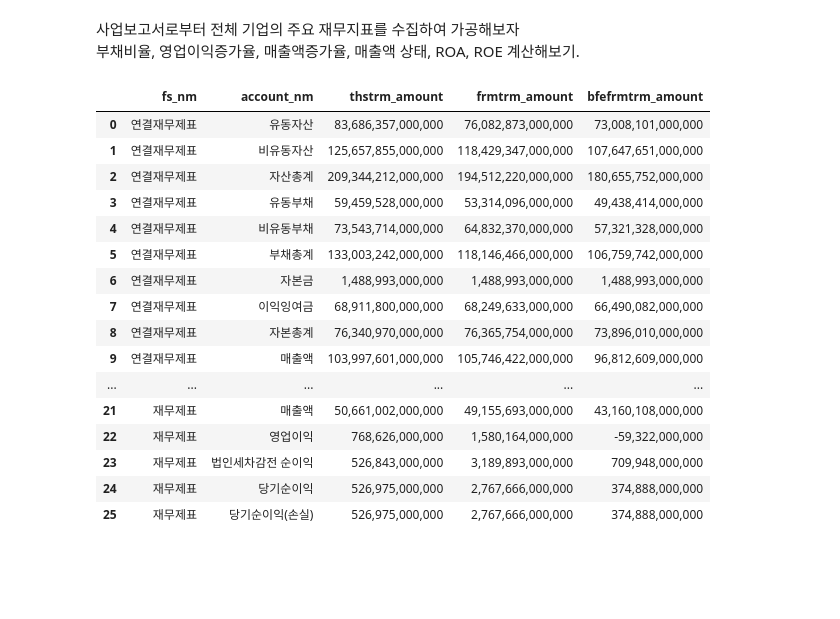
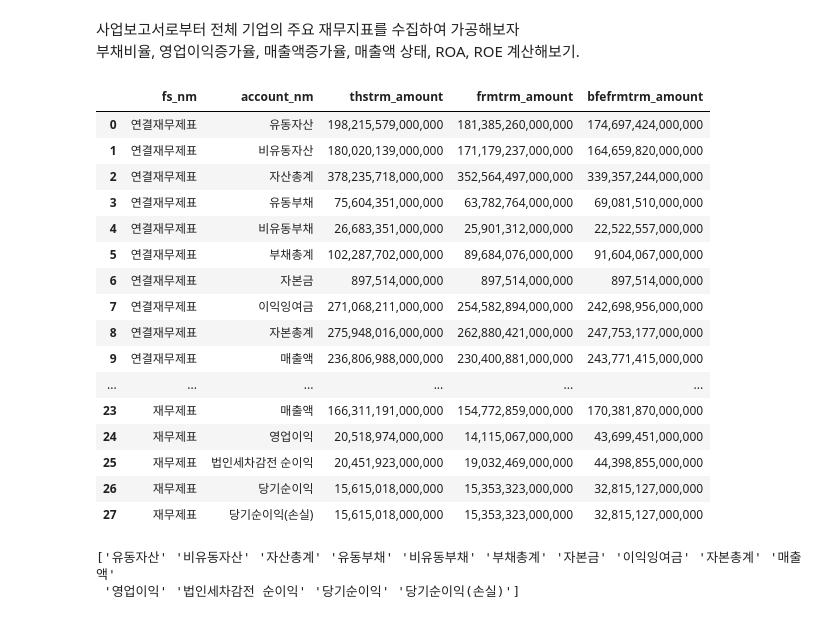
Before and after one commit to cho16147/quant-new-moon, a Jupyter notebook: Ch06-API/20250326-Ch06.5-project-financial_metrics_pipeline.ipynb, the cells around one changed output. Saved outputs shown, nothing was run; the diff lists cells and outputs as text; code cells hidden in the pictures; blank space fills up the shorter version.

```diff
--- a/Ch06-API/20250326-Ch06.5-project-financial_metrics_pipeline.ipynb
+++ b/Ch06-API/20250326-Ch06.5-project-financial_metrics_pipeline.ipynb
@@ -12,32 +12,33 @@ dart = OpenDartReader(api)
 # %%
 import pandas as pd
 
 base_dir = os.path.dirname(os.getcwd())
 file_path = os.path.join(base_dir, "data", "종목정보.txt")
 
 stock_list = pd.read_csv(file_path, encoding = "euc-kr", sep = "\t",
-                         usecols=["Name", "Symbol"], dtype=str)
-report = dart.finstate("005380", 2020)
+                         usecols=["Name", "Symbol", "Market"], dtype=str)
+
+report = dart.finstate("삼성전자", 2020)
 display(report[["fs_nm", "account_nm", "thstrm_amount", "frmtrm_amount", "bfefrmtrm_amount"]])
 # this term(당기), former term(전기), before former term(전전기)
 # %% [output]
 |  | fs_nm | account_nm | thstrm_amount | frmtrm_amount | bfefrmtrm_amount |
-| 0 | 연결재무제표 | 유동자산 | 83,686,357,000,000 | 76,082,873,000,000 | 73,008,101,000,000 |
-| 1 | 연결재무제표 | 비유동자산 | 125,657,855,000,000 | 118,429,347,000,000 | 107,647,651,000,000 |
-| 2 | 연결재무제표 | 자산총계 | 209,344,212,000,000 | 194,512,220,000,000 | 180,655,752,000,000 |
-| 3 | 연결재무제표 | 유동부채 | 59,459,528,000,000 | 53,314,096,000,000 | 49,438,414,000,000 |
-| 4 | 연결재무제표 | 비유동부채 | 73,543,714,000,000 | 64,832,370,000,000 | 57,321,328,000,000 |
-| 5 | 연결재무제표 | 부채총계 | 133,003,242,000,000 | 118,146,466,000,000 | 106,759,742,000,000 |
-| 6 | 연결재무제표 | 자본금 | 1,488,993,000,000 | 1,488,993,000,000 | 1,488,993,000,000 |
-| 7 | 연결재무제표 | 이익잉여금 | 68,911,800,000,000 | 68,249,633,000,000 | 66,490,082,000,000 |
-| 8 | 연결재무제표 | 자본총계 | 76,340,970,000,000 | 76,365,754,000,000 | 73,896,010,000,000 |
-| 9 | 연결재무제표 | 매출액 | 103,997,601,000,000 | 105,746,422,000,000 | 96,812,609,000,000 |
+| 0 | 연결재무제표 | 유동자산 | 198,215,579,000,000 | 181,385,260,000,000 | 174,697,424,000,000 |
+| 1 | 연결재무제표 | 비유동자산 | 180,020,139,000,000 | 171,179,237,000,000 | 164,659,820,000,000 |
+| 2 | 연결재무제표 | 자산총계 | 378,235,718,000,000 | 352,564,497,000,000 | 339,357,244,000,000 |
+| 3 | 연결재무제표 | 유동부채 | 75,604,351,000,000 | 63,782,764,000,000 | 69,081,510,000,000 |
+| 4 | 연결재무제표 | 비유동부채 | 26,683,351,000,000 | 25,901,312,000,000 | 22,522,557,000,000 |
+| 5 | 연결재무제표 | 부채총계 | 102,287,702,000,000 | 89,684,076,000,000 | 91,604,067,000,000 |
+| 6 | 연결재무제표 | 자본금 | 897,514,000,000 | 897,514,000,000 | 897,514,000,000 |
+| 7 | 연결재무제표 | 이익잉여금 | 271,068,211,000,000 | 254,582,894,000,000 | 242,698,956,000,000 |
+| 8 | 연결재무제표 | 자본총계 | 275,948,016,000,000 | 262,880,421,000,000 | 247,753,177,000,000 |
+| 9 | 연결재무제표 | 매출액 | 236,806,988,000,000 | 230,400,881,000,000 | 243,771,415,000,000 |
 | ... | ... | ... | ... | ... | ... |
-| 21 | 재무제표 | 매출액 | 50,661,002,000,000 | 49,155,693,000,000 | 43,160,108,000,000 |
-| 22 | 재무제표 | 영업이익 | 768,626,000,000 | 1,580,164,000,000 | -59,322,000,000 |
-| 23 | 재무제표 | 법인세차감전 순이익 | 526,843,000,000 | 3,189,893,000,000 | 709,948,000,000 |
-| 24 | 재무제표 | 당기순이익 | 526,975,000,000 | 2,767,666,000,000 | 374,888,000,000 |
-| 25 | 재무제표 | 당기순이익(손실) | 526,975,000,000 | 2,767,666,000,000 | 374,888,000,000 |
+| 23 | 재무제표 | 매출액 | 166,311,191,000,000 | 154,772,859,000,000 | 170,381,870,000,000 |
+| 24 | 재무제표 | 영업이익 | 20,518,974,000,000 | 14,115,067,000,000 | 43,699,451,000,000 |
+| 25 | 재무제표 | 법인세차감전 순이익 | 20,451,923,000,000 | 19,032,469,000,000 | 44,398,855,000,000 |
+| 26 | 재무제표 | 당기순이익 | 15,615,018,000,000 | 15,353,323,000,000 | 32,815,127,000,000 |
+| 27 | 재무제표 | 당기순이익(손실) | 15,615,018,000,000 | 15,353,323,000,000 | 32,815,127,000,000 |
 # %%
 import numpy as np
 import pandas as pd
@@ -80,2 +94,9 @@ def find_fins_ind_list(stock_code, stock_name, year, ind_list):
+# %%
+# 미리 계정명 출력해보기
+report = dart.finstate("096760", 2020)
+print(report["account_nm"].unique())
+# %% [output]
+['유동자산' '비유동자산' '자산총계' '유동부채' '비유동부채' '부채총계' '자본금' '이익잉여금' '자본총계' '매출액'
+ '영업이익' '법인세차감전 순이익' '당기순이익' '당기순이익(손실)']
 # %%
 ind_list = ["자산총계", "부채총계", "자본총계", "매출액", "영업이익", "당기순이익"]
```
Also changed, not shown: parts of 5 cells of this notebook.
